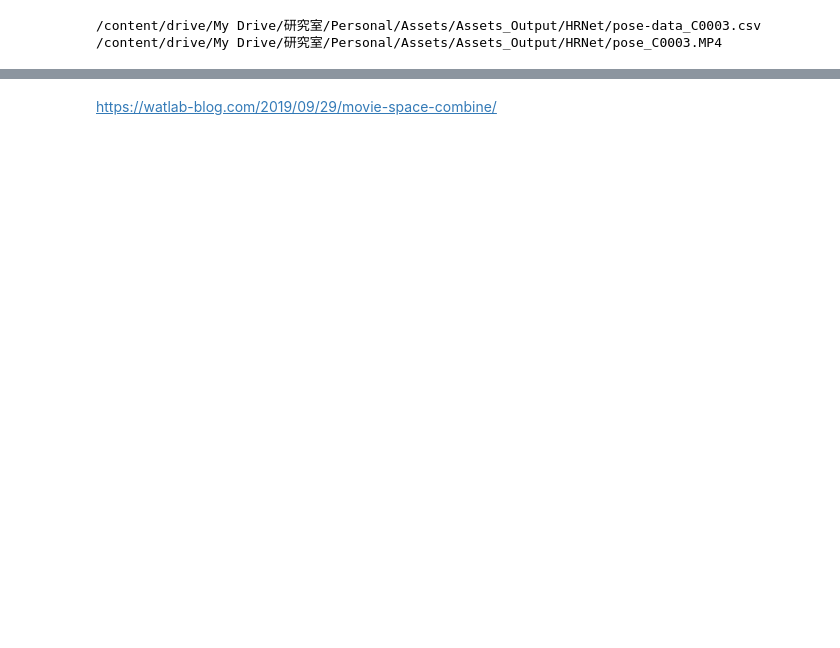
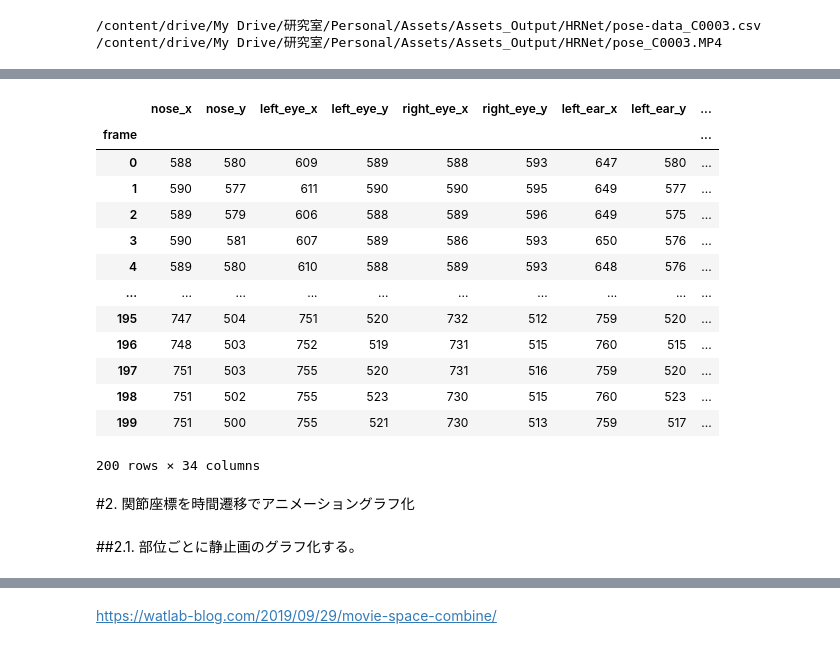
Before and after one commit to sj0054pe/pitchCV, a Jupyter notebook: src/HRNet/HRNet_AniFigure2.ipynb, the cells around one changed output, grey strips where cells are left out. Cells and saved outputs as stored; diff of their text form; code cells hidden in the pictures; blank space fills up the shorter version.

```diff
--- a/src/HRNet/HRNet_AniFigure2.ipynb
+++ b/src/HRNet/HRNet_AniFigure2.ipynb
@@ -79 +97,22 @@ frame                      ...
+# %%
+df_B
+# %% [output]
+|  | nose_x | nose_y | left_eye_x | left_eye_y | right_eye_x | right_eye_y | left_ear_x | left_ear_y | ... |
+| frame |  |  |  |  |  |  |  |  | ... |
+| 0 | 588 | 580 | 609 | 589 | 588 | 593 | 647 | 580 | ... |
+| 1 | 590 | 577 | 611 | 590 | 590 | 595 | 649 | 577 | ... |
+| 2 | 589 | 579 | 606 | 588 | 589 | 596 | 649 | 575 | ... |
+| 3 | 590 | 581 | 607 | 589 | 586 | 593 | 650 | 576 | ... |
+| 4 | 589 | 580 | 610 | 588 | 589 | 593 | 648 | 576 | ... |
+| ... | ... | ... | ... | ... | ... | ... | ... | ... | ... |
+| 195 | 747 | 504 | 751 | 520 | 732 | 512 | 759 | 520 | ... |
+| 196 | 748 | 503 | 752 | 519 | 731 | 515 | 760 | 515 | ... |
+| 197 | 751 | 503 | 755 | 520 | 731 | 516 | 759 | 520 | ... |
+| 198 | 751 | 502 | 755 | 523 | 730 | 515 | 760 | 523 | ... |
+| 199 | 751 | 500 | 755 | 521 | 730 | 513 | 759 | 517 | ... |
+200 rows × 34 columns
+# %% [markdown]
+#2. 関節座標を時間遷移でアニメーショングラフ化
+# %% [markdown]
+##2.1. 部位ごとに静止画のグラフ化する。
 # %%
```
Also changed, not shown: parts of 20 cells of this notebook.
